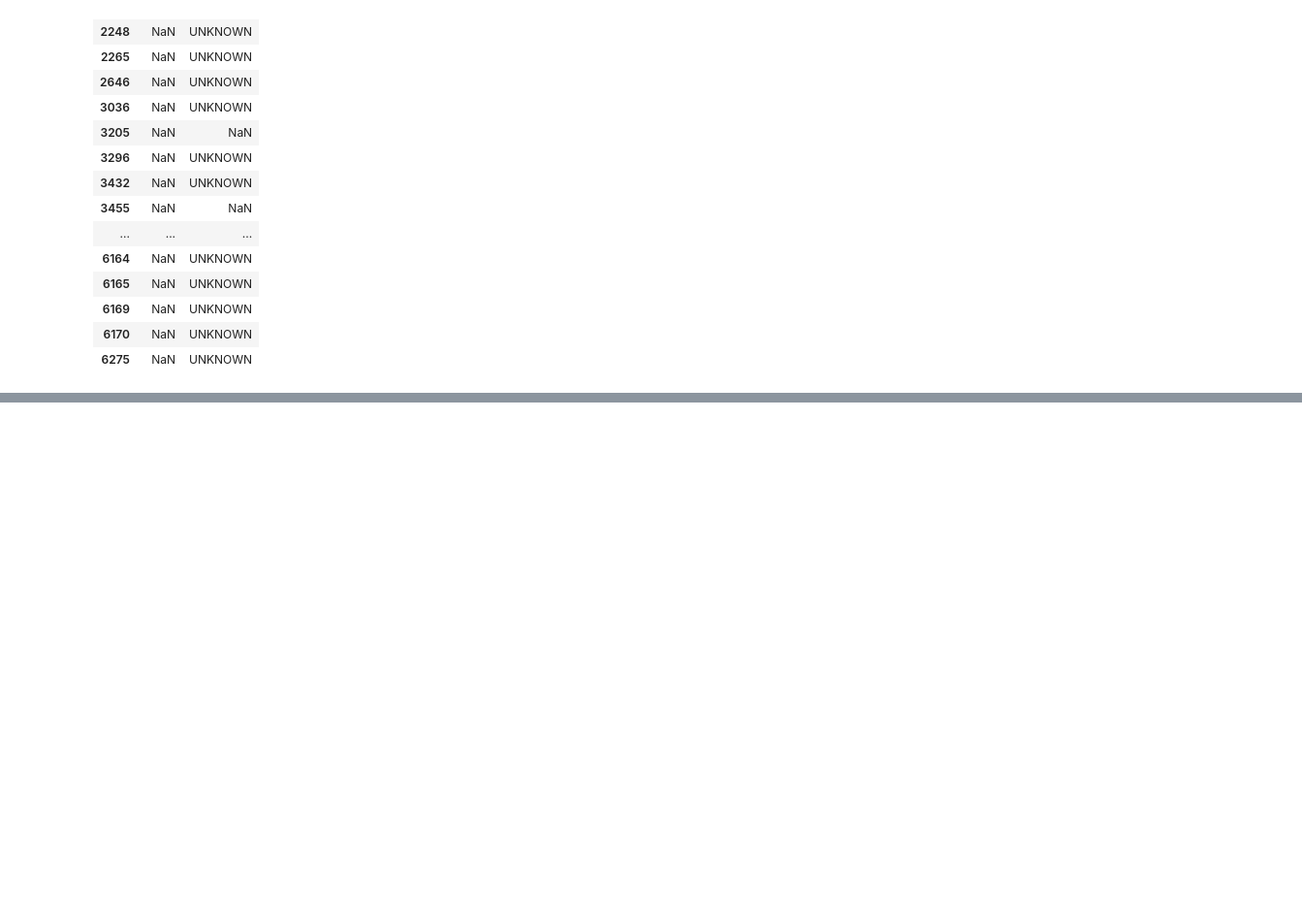
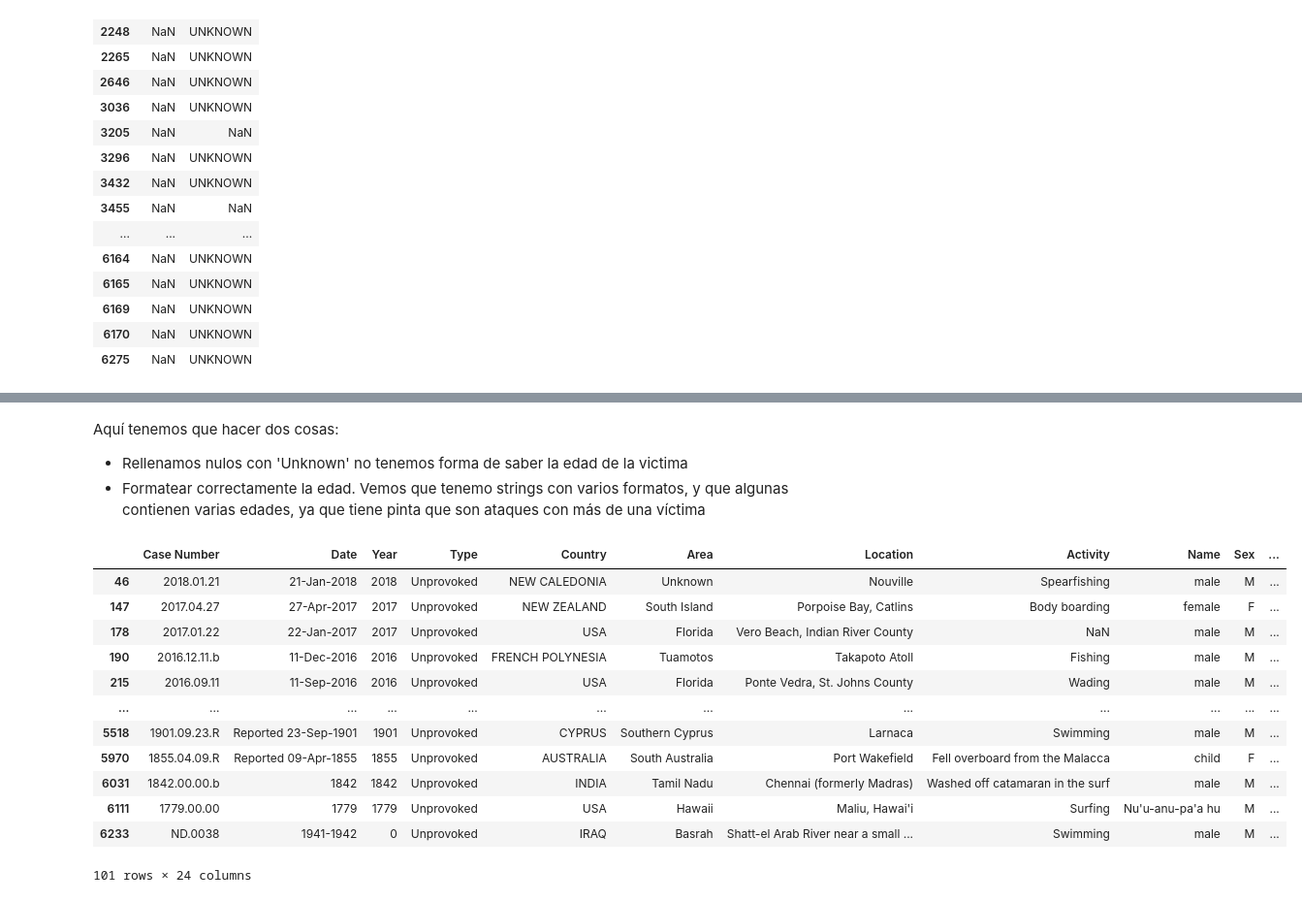
Before and after one commit to gusavato/1_IRONHACK_Sharks, a Jupyter notebook: jupyter/main.ipynb, the cells around one changed output, grey strips where cells are left out. Shown at 97% size. Cells and saved outputs as stored; diff of their text form; code cells hidden in the pictures; blank space fills up the shorter version.

```diff
--- a/jupyter/main.ipynb
+++ b/jupyter/main.ipynb
@@ -689,0 +905,29 @@ En la columna Injury, no podemos sacar información de la columna Fatal, salvo p
+# %% [markdown]
+Aquí tenemos que hacer dos cosas:
+* Rellenamos nulos con 'Unknown' no tenemos forma de saber la edad de la victima
+* Formatear correctamente la edad. Vemos que tenemo strings con varios formatos, y que algunas contienen varias edades, ya que tiene pinta que son ataques con más de una víctima
+# %%
+sharks.Age.fillna('Unknown',inplace=True)
+# %%
+index_age = []
+for e in sharks.Age.iteritems():
+    try:
+        int(e[1])
+    except:
+        if e[1] != 'Unknown':
+            index_age.append(e[0])
+sharks.loc[index_age]
+# %% [output]
+|  | Case Number | Date | Year | Type | Country | Area | Location | Activity | Name | Sex | ... |
+| 46 | 2018.01.21 | 21-Jan-2018 | 2018 | Unprovoked | NEW CALEDONIA | Unknown | Nouville | Spearfishing | male | M | ... |
+| 147 | 2017.04.27 | 27-Apr-2017 | 2017 | Unprovoked | NEW ZEALAND | South Island | Porpoise Bay, Catlins | Body boarding | female | F | ... |
+| 178 | 2017.01.22 | 22-Jan-2017 | 2017 | Unprovoked | USA | Florida | Vero Beach, Indian River County | NaN | male | M | ... |
+| 190 | 2016.12.11.b | 11-Dec-2016 | 2016 | Unprovoked | FRENCH POLYNESIA | Tuamotos | Takapoto Atoll | Fishing | male | M | ... |
+| 215 | 2016.09.11 | 11-Sep-2016 | 2016 | Unprovoked | USA | Florida | Ponte Vedra, St. Johns County | Wading | male | M | ... |
+| ... | ... | ... | ... | ... | ... | ... | ... | ... | ... | ... | ... |
+| 5518 | 1901.09.23.R | Reported 23-Sep-1901 | 1901 | Unprovoked | CYPRUS | Southern Cyprus | Larnaca | Swimming | male | M | ... |
+| 5970 | 1855.04.09.R | Reported 09-Apr-1855 | 1855 | Unprovoked | AUSTRALIA | South Australia | Port Wakefield | Fell overboard from the Malacca | child | F | ... |
+| 6031 | 1842.00.00.b | 1842 | 1842 | Unprovoked | INDIA | Tamil Nadu | Chennai (formerly Madras) | Washed off catamaran in the surf | male | M | ... |
+| 6111 | 1779.00.00 | 1779 | 1779 | Unprovoked | USA | Hawaii | Maliu, Hawai'i | Surfing | Nu'u-anu-pa'a hu | M | ... |
+| 6233 | ND.0038 | 1941-1942 | 0 | Unprovoked | IRAQ | Basrah | Shatt-el Arab River near a small ... | Swimming | male | M | ... |
+101 rows × 24 columns
```
Also changed, not shown: parts of 36 cells of this notebook, 1 other file.
